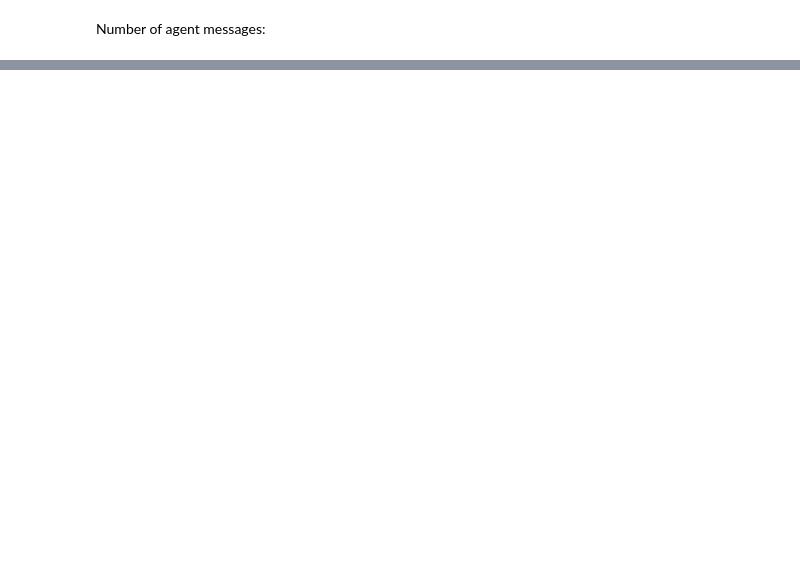
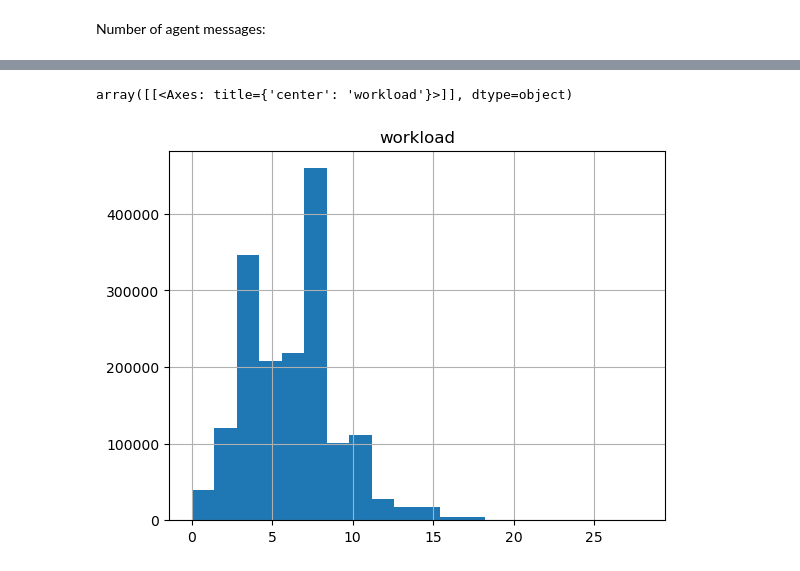
Before and after one commit to TamirS94/Service-system-research, a Jupyter notebook: nadav_new.ipynb, the cells around one changed output, grey strips where cells are left out. Saved outputs shown, nothing was run; the diff lists cells and outputs as text; code cells hidden in the pictures; blank space fills up the shorter version.

```diff
--- a/nadav_new.ipynb
+++ b/nadav_new.ipynb
@@ -67,0 +334,2 @@ df_messages_upd["id_session"].nunique()
+# %%
+aggregated_df = pd.read_csv(r"C:\Users\nadid\OneDrive - Technion\Desktop\Nadav\Studies\Technion\service_systems\github\Service-system-research\concurencies_df.csv")
@@ -67,0 +418,5 @@ df_messages_upd["id_session"].nunique()
+# %%
+aggregated_df.hist("workload", bins = 20)
+# %% [output]
+array([[<Axes: title={'center': 'workload'}>]], dtype=object)
+[figure, added]
```
Also changed, not shown: parts of 56 cells of this notebook, 2 other files.
